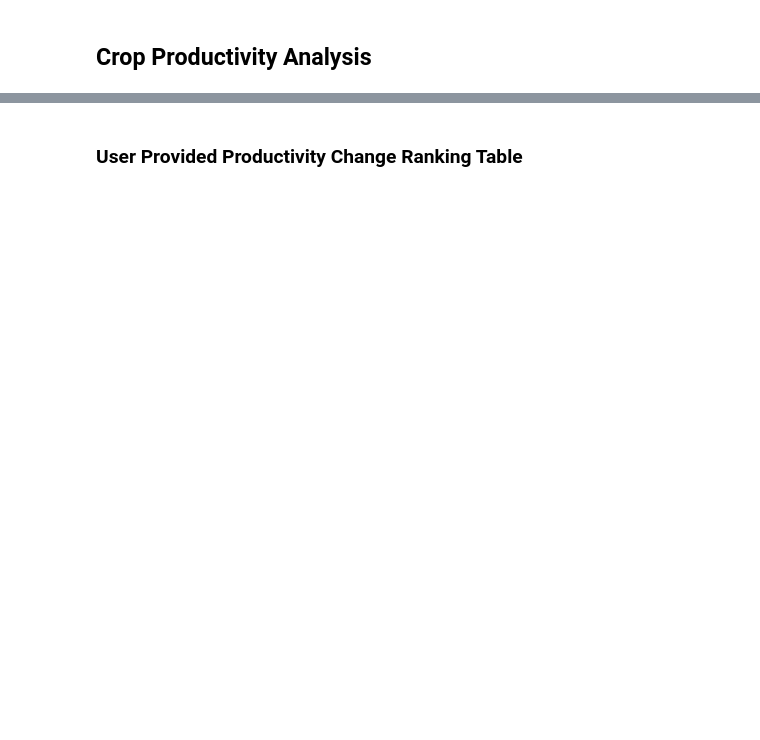
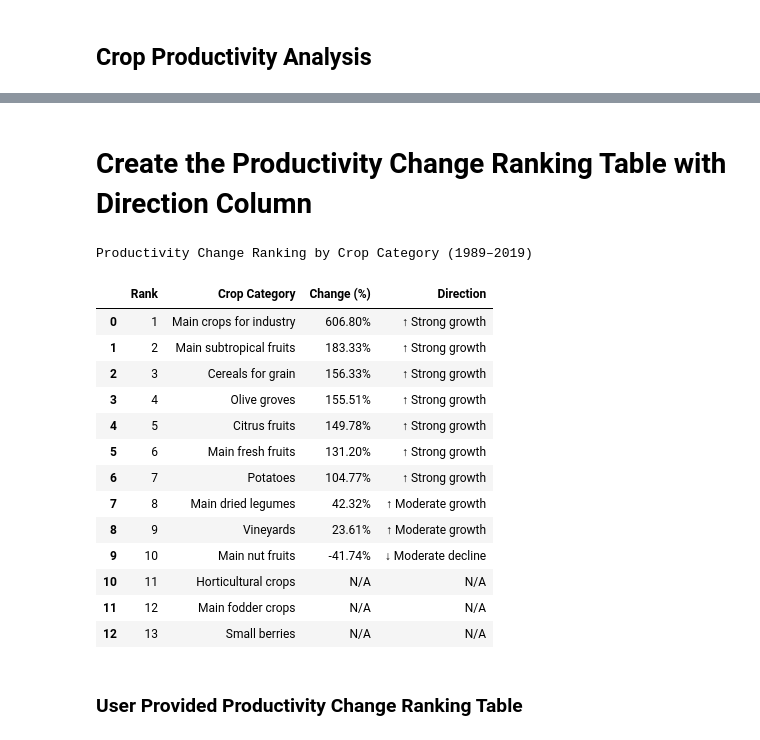
Before and after one commit to oxedanda/avcad_final_project, a Jupyter notebook: notebooks/05_grassland_productivity.ipynb, the cells around one changed output, grey strips where cells are left out. Drawn from its saved outputs; the diff is of its cells as text; code cells hidden in the pictures; blank space fills up the shorter version.

```diff
--- a/notebooks/05_grassland_productivity.ipynb
+++ b/notebooks/05_grassland_productivity.ipynb
@@ -82,2 +247,79 @@ Table image saved as: figure_3.12_productivity_change_ranking.png
+# %% [markdown]
+# Create the Productivity Change Ranking Table with Direction Column
+# %%
+# Productivity Change Ranking by Crop Category (1989-2019)
+# Define crop columns
+crop_cols = ['Cereals for grain', 'Main dried legumes', 'Potatoes',
+             'Main crops for industry', 'Horticultural crops', 'Main fodder crops',
+             'Main fresh fruits', 'Small berries', 'Main subtropical fruits',
+             'Citrus fruits', 'Main nut fruits', 'Vineyards', 'Olive groves']
+
+# Calculate percentage change (1989 to 2019)
+pct_change = {}
+for crop in crop_cols:
+    val_1989 = productivity[crop].iloc[0]
+    val_2019 = productivity[crop].iloc[-1]
+    if pd.notna(val_1989) and pd.notna(val_2019) and val_1989 != 0:
+        pct_change[crop] = ((val_2019 - val_1989) / val_1989 * 100)
+    else:
+        pct_change[crop] = None
+
+# Define function to determine direction
+def get_direction(pct):
+    if pct is None or pd.isna(pct):
+        return 'N/A'
+    elif pct >= 100:
+        return '↑ Strong growth'
+    elif pct >= 50:
+        return '↑ Significant growth'
+    elif pct >= 20:
+        return '↑ Moderate growth'
+    elif pct >= 0:
+        return '↑ Modest growth'
+    elif pct >= -20:
+        return '↓ Slight decline'
+    elif pct >= -50:
+        return '↓ Moderate decline'
+    else:
+        return '↓ Sharp decline'
+
+# Create ranking table
+ranking_data = {
+    'Crop Category': crop_cols,
+    'Change (%)': [pct_change.get(crop, 'N/A') for crop in crop_cols],
+    'Direction': [get_direction(pct_change.get(crop, None)) for crop in crop_cols]
+}
+
+# Convert to DataFrame and sort
+table_ranking = pd.DataFrame(ranking_data)
+table_ranking = table_ranking.sort_values(by='Change (%)', ascending=False).reset_index(drop=True)
+
+# Format the Change (%) column
+table_ranking['Change (%)'] = table_ranking['Change (%)'].apply(
+    lambda x: f'{x:.2f}%' if isinstance(x, (int, float)) and pd.notna(x) else 'N/A'
+)
+
+# Add Rank column
+table_ranking.insert(0, 'Rank', range(1, len(table_ranking) + 1))
+
+# Display the ranking table
+print("Productivity Change Ranking by Crop Category (1989–2019)")
+display(table_ranking)
+# %% [output]
+Productivity Change Ranking by Crop Category (1989–2019)
+|  | Rank | Crop Category | Change (%) | Direction |
+| 0 | 1 | Main crops for industry | 606.80% | ↑ Strong growth |
+| 1 | 2 | Main subtropical fruits | 183.33% | ↑ Strong growth |
+| 2 | 3 | Cereals for grain | 156.33% | ↑ Strong growth |
+| 3 | 4 | Olive groves | 155.51% | ↑ Strong growth |
+| 4 | 5 | Citrus fruits | 149.78% | ↑ Strong growth |
+| 5 | 6 | Main fresh fruits | 131.20% | ↑ Strong growth |
+| 6 | 7 | Potatoes | 104.77% | ↑ Strong growth |
+| 7 | 8 | Main dried legumes | 42.32% | ↑ Moderate growth |
+| 8 | 9 | Vineyards | 23.61% | ↑ Moderate growth |
+| 9 | 10 | Main nut fruits | -41.74% | ↓ Moderate decline |
+| 10 | 11 | Horticultural crops | N/A | N/A |
+| 11 | 12 | Main fodder crops | N/A | N/A |
+| 12 | 13 | Small berries | N/A | N/A |
 # %% [markdown]
 ### User Provided Productivity Change Ranking Table
```
Also changed, not shown: parts of 16 cells of this notebook.
